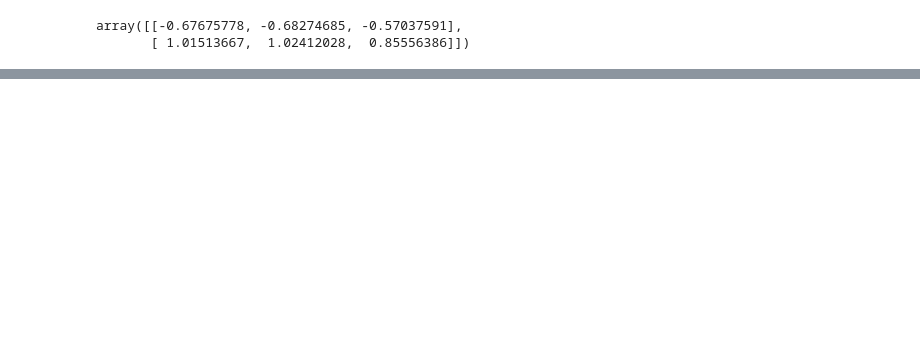
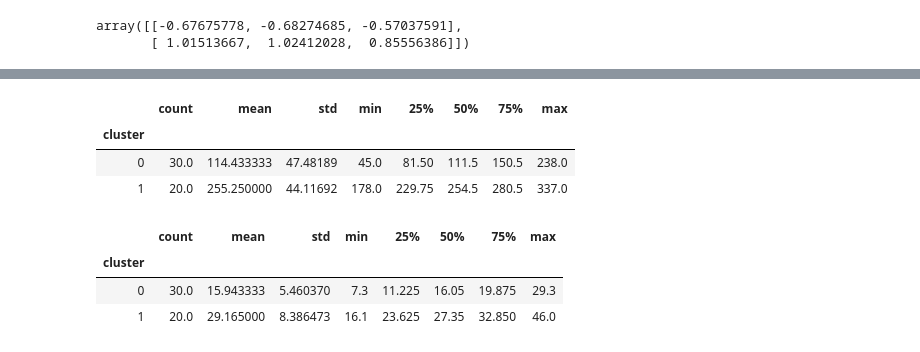
Before and after one commit to pablodll/Practicas-IA-2, a Jupyter notebook: Practica1/Practica1.ipynb, the cells around one changed output, grey strips where cells are left out. Drawn from its saved outputs; the diff is of its cells as text; code cells hidden in the pictures; blank space fills up the shorter version.

```diff
--- a/Practica1/Practica1.ipynb
+++ b/Practica1/Practica1.ipynb
@@ -160,0 +167,14 @@ array([[-0.67675778, -0.68274685, -0.57037591],
+# %%
+data_clusters.groupby(['cluster']).describe()['Assault']
+# %% [output]
+|  | count | mean | std | min | 25% | 50% | 75% | max |
+| cluster |  |  |  |  |  |  |  |  |
+| 0 | 30.0 | 114.433333 | 47.48189 | 45.0 | 81.50 | 111.5 | 150.5 | 238.0 |
+| 1 | 20.0 | 255.250000 | 44.11692 | 178.0 | 229.75 | 254.5 | 280.5 | 337.0 |
+# %%
+data_clusters.groupby(['cluster']).describe()['Rape']
+# %% [output]
+|  | count | mean | std | min | 25% | 50% | 75% | max |
+| cluster |  |  |  |  |  |  |  |  |
+| 0 | 30.0 | 15.943333 | 5.460370 | 7.3 | 11.225 | 16.05 | 19.875 | 29.3 |
+| 1 | 20.0 | 29.165000 | 8.386473 | 16.1 | 23.625 | 27.35 | 32.850 | 46.0 |
```
Also changed, not shown: parts of 5 cells of this notebook.
